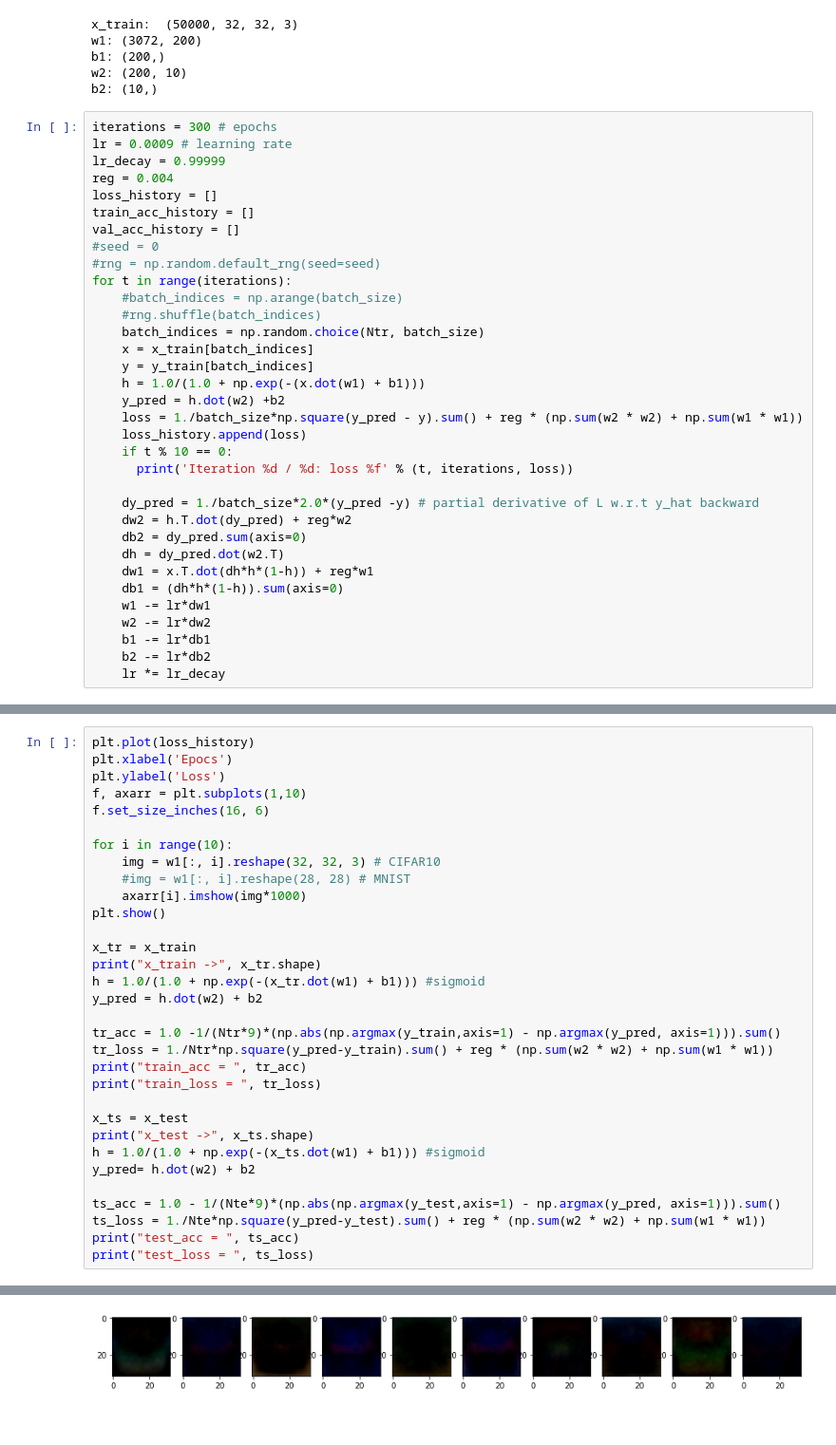
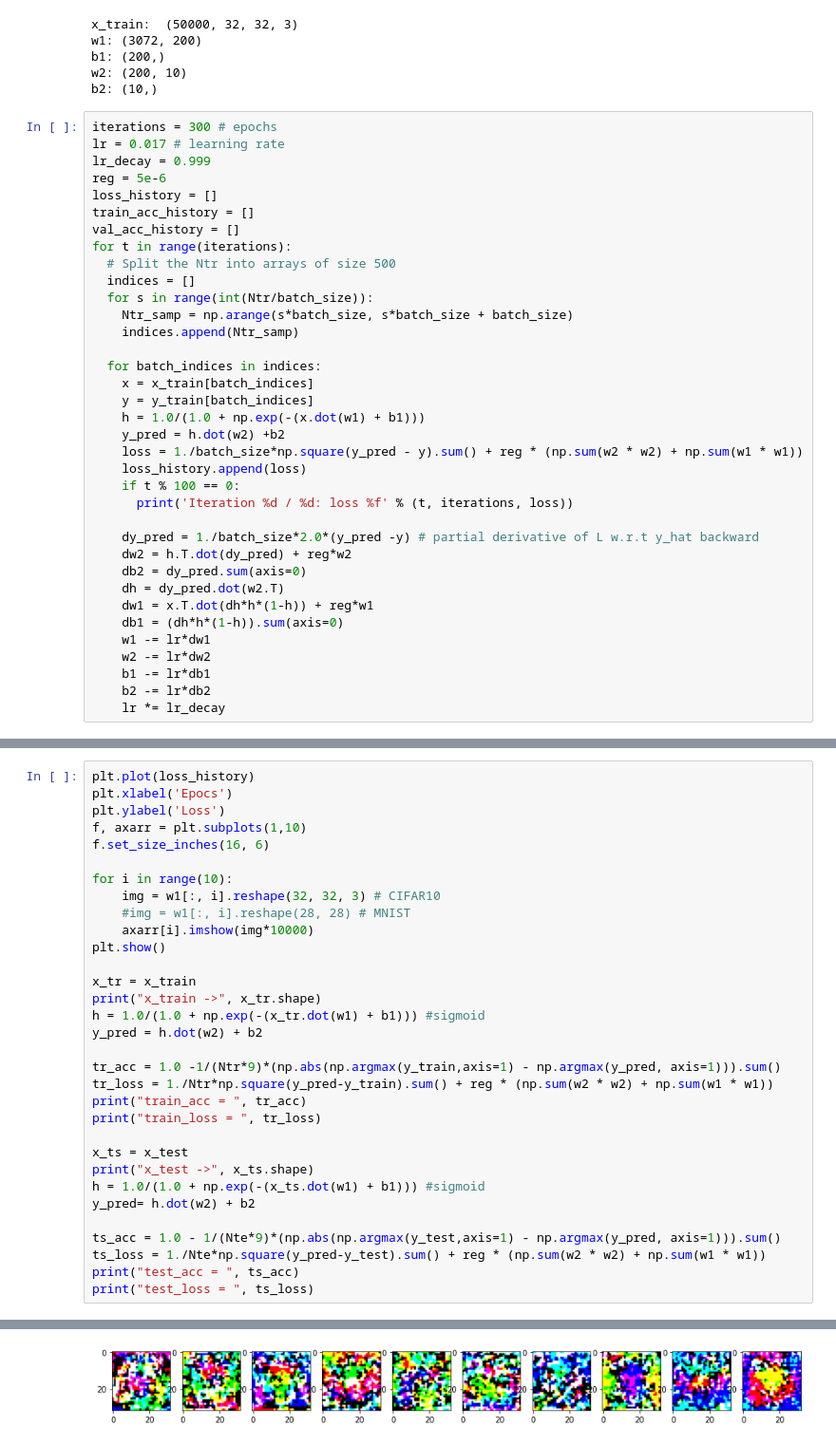
Before and after one commit to Anjanamb/A04, a Jupyter notebook: part3.ipynb, the cells around one changed output, grey strips where cells are left out. Shown: that part at 95% size. Saved outputs shown, nothing was run; the diff lists cells and outputs as text.

```diff
--- a/part3.ipynb
+++ b/part3.ipynb
@@ -49,25 +49,27 @@ w2: (200, 10)
 b2: (10,)
 # %%
 iterations = 300 # epochs
-lr = 0.0009 # learning rate
-lr_decay = 0.99999
-reg = 0.004
+lr = 0.017 # learning rate
+lr_decay = 0.999
+reg = 5e-6
 loss_history = []
 train_acc_history = []
 val_acc_history = []
-#seed = 0
-#rng = np.random.default_rng(seed=seed)
 for t in range(iterations):
-    #batch_indices = np.arange(batch_size)
-    #rng.shuffle(batch_indices)
-    batch_indices = np.random.choice(Ntr, batch_size)
+  # Split the Ntr into arrays of size 500
+  indices = []
+  for s in range(int(Ntr/batch_size)):
+    Ntr_samp = np.arange(s*batch_size, s*batch_size + batch_size)
+    indices.append(Ntr_samp)
+
+  for batch_indices in indices:
     x = x_train[batch_indices]
     y = y_train[batch_indices]
     h = 1.0/(1.0 + np.exp(-(x.dot(w1) + b1)))
     y_pred = h.dot(w2) +b2
     loss = 1./batch_size*np.square(y_pred - y).sum() + reg * (np.sum(w2 * w2) + np.sum(w1 * w1))
     loss_history.append(loss)
-    if t % 10 == 0:
+    if t % 100 == 0:
       print('Iteration %d / %d: loss %f' % (t, iterations, loss))
 
     dy_pred = 1./batch_size*2.0*(y_pred -y) # partial derivative of L w.r.t y_hat backward
@@ -109,7 +111,7 @@ f.set_size_inches(16, 6)
 for i in range(10):
     img = w1[:, i].reshape(32, 32, 3) # CIFAR10
     #img = w1[:, i].reshape(28, 28) # MNIST
-    axarr[i].imshow(img*1000)
+    axarr[i].imshow(img*10000)
 plt.show()
 
 x_tr = x_train
@@ -146,2 +148,2 @@ Clipping input data to the valid range for imshow with RGB data ([0..1] for floa
-[figure, old version]
+[figure, new version]
 x_train -> (50000, 3072)
```
Also changed, not shown: parts of 2 cells of this notebook.
